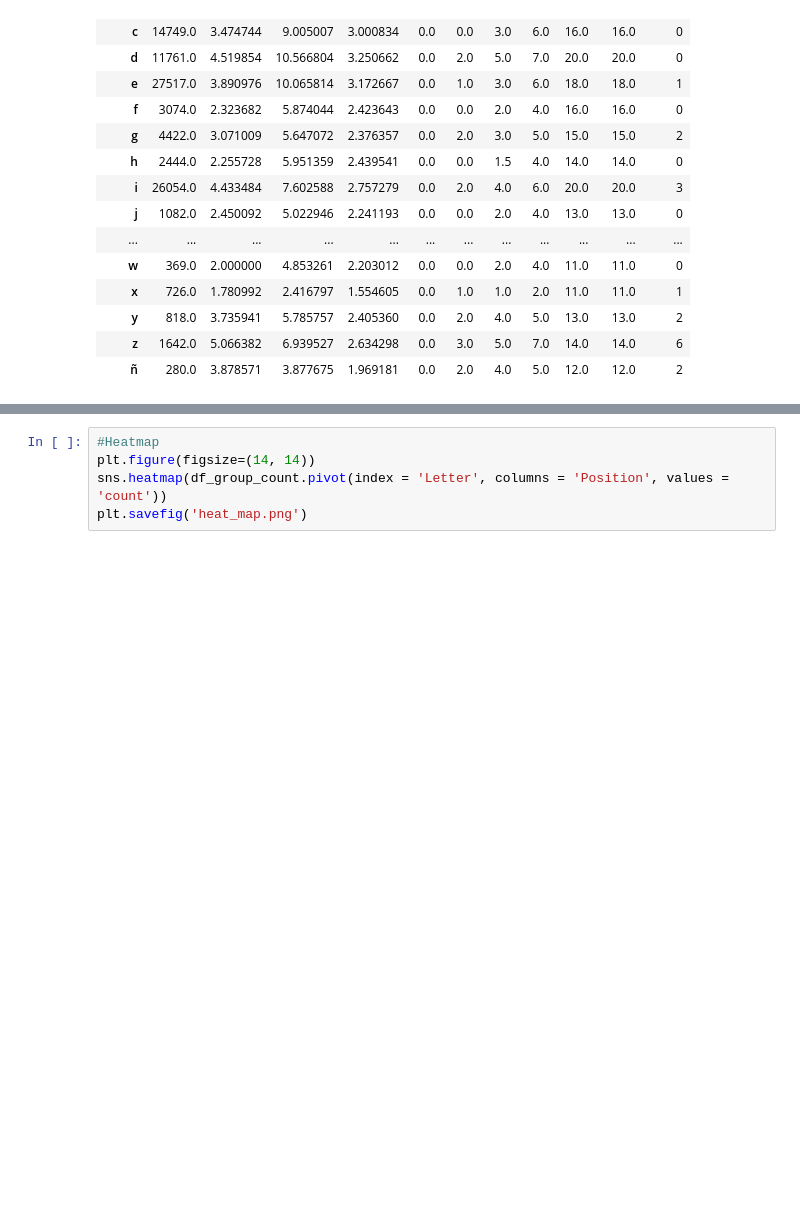
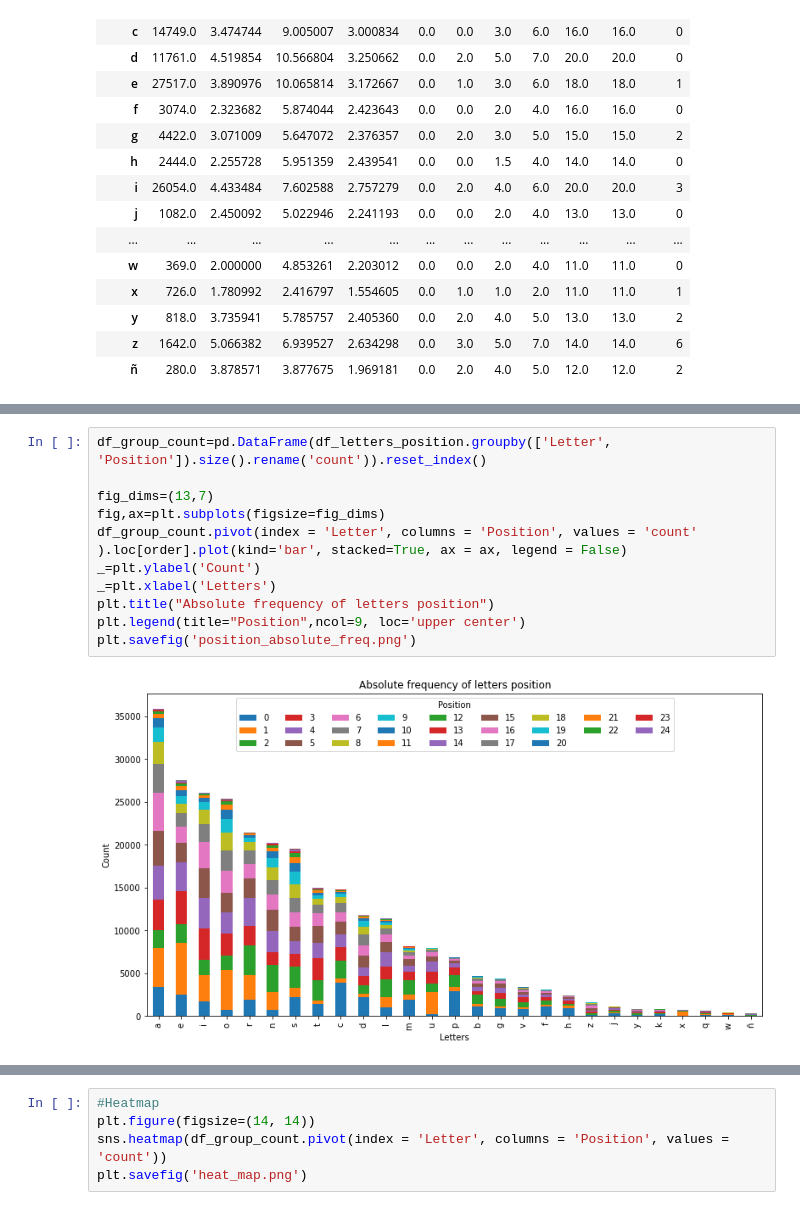
Before and after one commit to valenrami5/__valen__, a Jupyter notebook: stats_words_bank.ipynb, the cells around one changed output, grey strips where cells are left out. Drawn from its saved outputs; the diff is of its cells as text; blank space fills up the shorter version.

```diff
--- a/stats_words_bank.ipynb
+++ b/stats_words_bank.ipynb
@@ -217,3 +231,17 @@ plt.savefig('position_percent.png')
+# %%
+df_group_count=pd.DataFrame(df_letters_position.groupby(['Letter', 'Position']).size().rename('count')).reset_index()
+
+fig_dims=(13,7)
+fig,ax=plt.subplots(figsize=fig_dims)
+df_group_count.pivot(index = 'Letter', columns = 'Position', values = 'count'
+).loc[order].plot(kind='bar', stacked=True, ax = ax, legend = False)
+_=plt.ylabel('Count')
+_=plt.xlabel('Letters')
+plt.title("Absolute frequency of letters position")
+plt.legend(title="Position",ncol=9, loc='upper center')
+plt.savefig('position_absolute_freq.png')
+# %% [output]
+[figure, added]
 # %%
 #Boxplots of letter position
 plt.figure(figsize=(14, 8))
```
Also changed, not shown: parts of 11 cells of this notebook, 1 other file.
